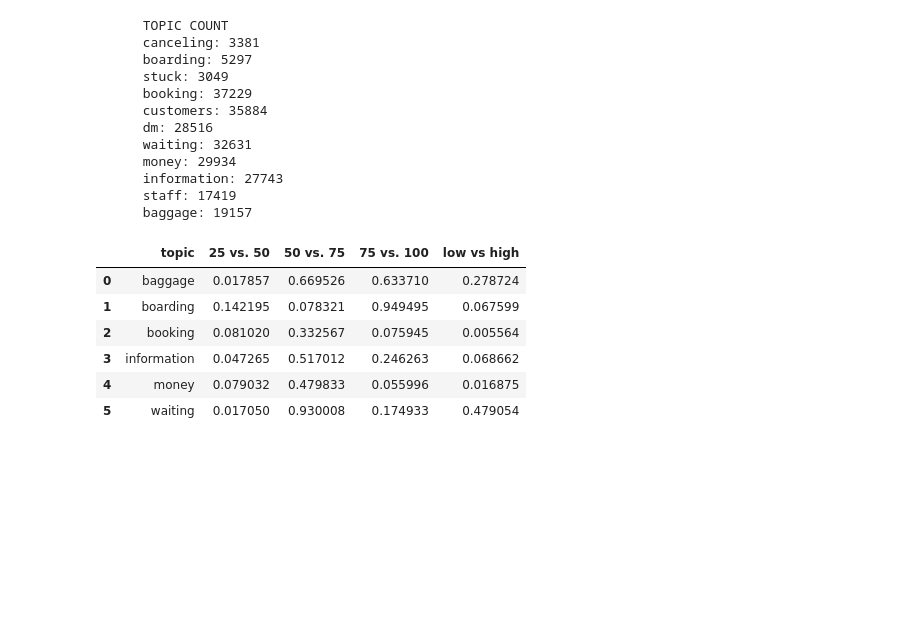
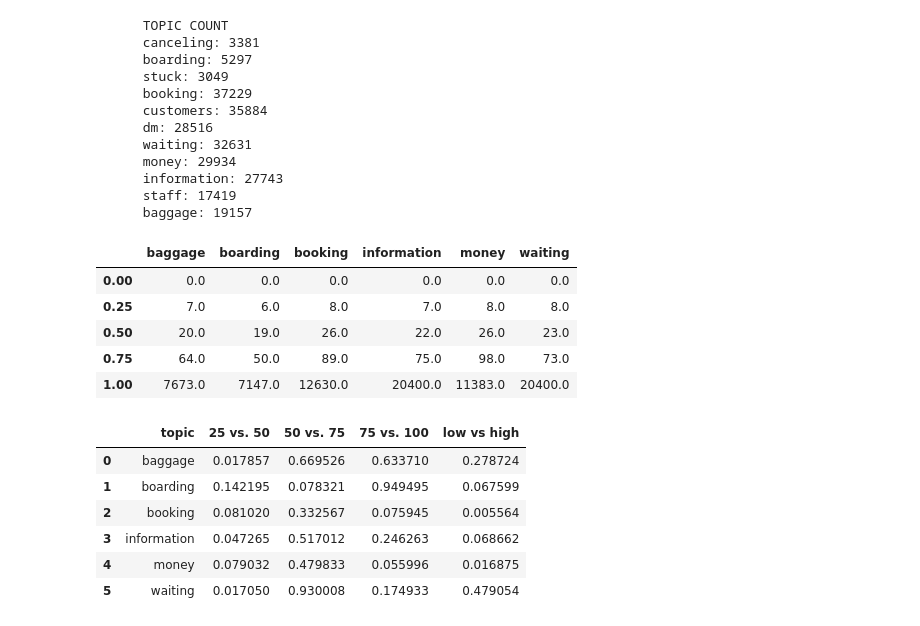
Before and after one commit to danamira/DBL-Data-Challenge, a Jupyter notebook: FINAL VISUALISATIONS.ipynb, the cells around one changed output. Cells and saved outputs as stored; diff of their text form; code cells hidden in the pictures; blank space fills up the shorter version.

Commit message:
quantiles in dataframe in FINAL VIS

```diff
--- a/FINAL VISUALISATIONS.ipynb
+++ b/FINAL VISUALISATIONS.ipynb
@@ -330,11 +330,31 @@ print(f"""
 # %%
 # Get quantiles of the most relevant topics
 baggage_qua5 = df_baggage['reply_time'].astype(float).quantile([0, 0.25, 0.5, 0.75, 1])
 boarding_qua5 = df_boarding['reply_time'].astype(float).quantile([0, 0.25, 0.5, 0.75, 1])
 booking_qua5 = df_booking['reply_time'].astype(float).quantile([0, 0.25, 0.5, 0.75, 1])
 information_qua5 = df_information['reply_time'].astype(float).quantile([0, 0.25, 0.5, 0.75, 1])
 money_qua5 = df_money['reply_time'].astype(float).quantile([0, 0.25, 0.5, 0.75, 1])
 waiting_qua5 = df_waiting['reply_time'].astype(float).quantile([0, 0.25, 0.5, 0.75, 1])
+
+# Put quantiles values in a dataframe
+columnss=['baggage', 'boarding', 'booking', 'information', 'money', 'waiting']
+df_qua = pd.DataFrame()
+df_qua = pd.concat([df_qua, baggage_qua5])
+df_qua = pd.concat([df_qua, boarding_qua5], axis=1)
+df_qua = pd.concat([df_qua, booking_qua5], axis=1)
+df_qua = pd.concat([df_qua, information_qua5], axis=1)
+df_qua = pd.concat([df_qua, money_qua5], axis=1)
+df_qua = pd.concat([df_qua, waiting_qua5], axis=1)
+df_qua.columns = columnss
+df_qua
+#baggage_qua5
+# %% [output]
+|  | baggage | boarding | booking | information | money | waiting |
+| 0.00 | 0.0 | 0.0 | 0.0 | 0.0 | 0.0 | 0.0 |
+| 0.25 | 7.0 | 6.0 | 8.0 | 7.0 | 8.0 | 8.0 |
+| 0.50 | 20.0 | 19.0 | 26.0 | 22.0 | 26.0 | 23.0 |
+| 0.75 | 64.0 | 50.0 | 89.0 | 75.0 | 98.0 | 73.0 |
+| 1.00 | 7673.0 | 7147.0 | 12630.0 | 20400.0 | 11383.0 | 20400.0 |
 # %%
 # Data frames, split by quantiles, for every topic
 df_baggage_4 = split_df(df_baggage, baggage_qua5)
```
